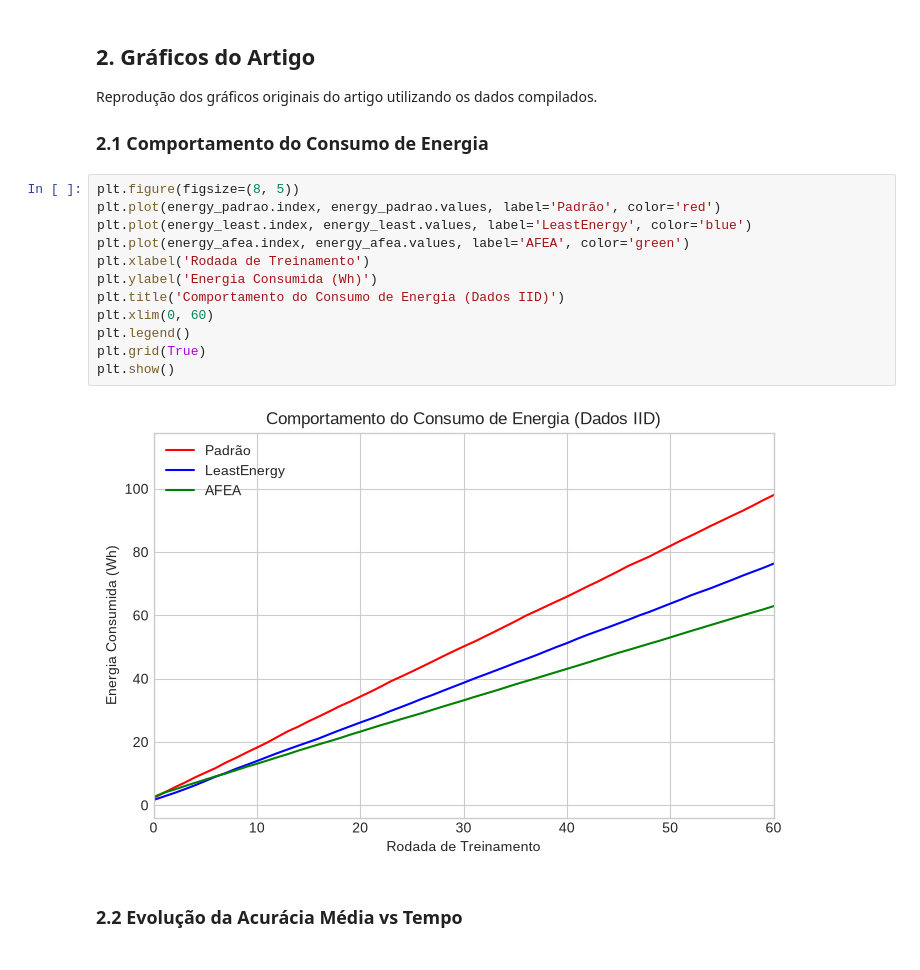
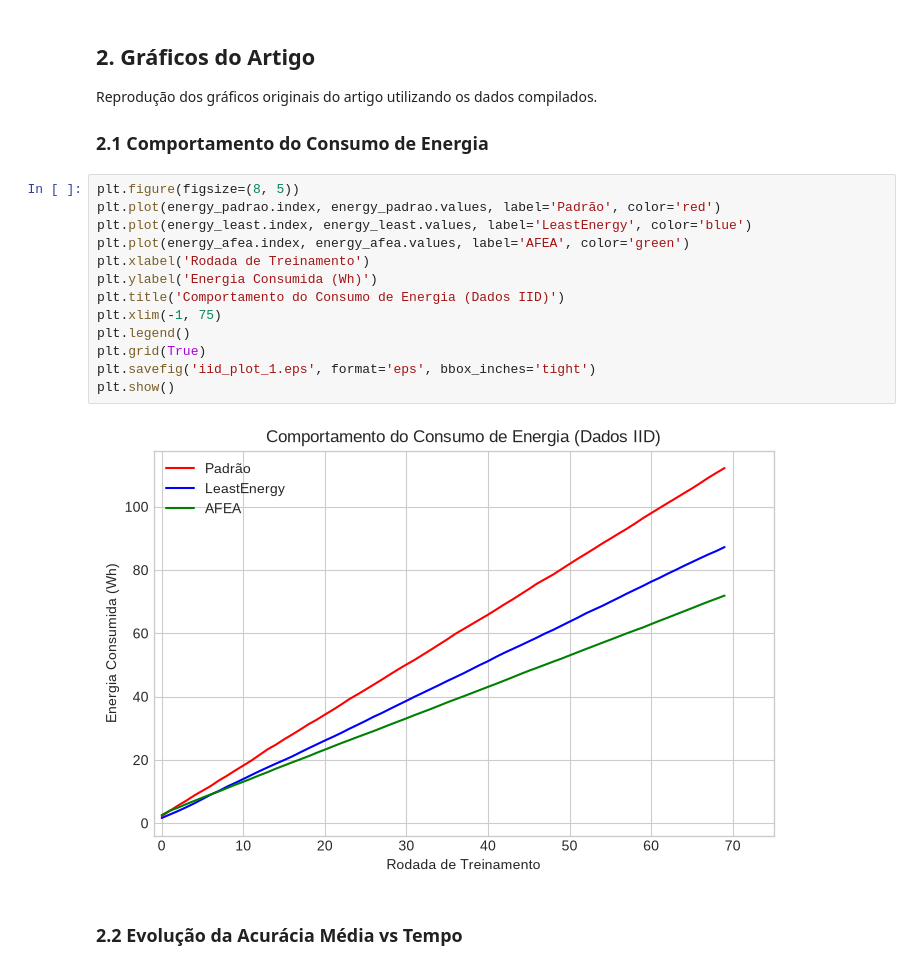
Before and after one commit to niloMarchiori/dissertacao_code, a Jupyter notebook: Analise/Analise_Resultados.ipynb, the cells around one changed output. Saved outputs shown, nothing was run; the diff lists cells and outputs as text.

```diff
--- a/Analise/Analise_Resultados.ipynb
+++ b/Analise/Analise_Resultados.ipynb
@@ -77,17 +80,18 @@ Reprodução dos gráficos originais do artigo utilizando os dados compilados.
 # %%
 plt.figure(figsize=(8, 5))
 plt.plot(energy_padrao.index, energy_padrao.values, label='Padrão', color='red')
 plt.plot(energy_least.index, energy_least.values, label='LeastEnergy', color='blue')
 plt.plot(energy_afea.index, energy_afea.values, label='AFEA', color='green')
 plt.xlabel('Rodada de Treinamento')
 plt.ylabel('Energia Consumida (Wh)')
 plt.title('Comportamento do Consumo de Energia (Dados IID)')
-plt.xlim(0, 60)
+plt.xlim(-1, 75)
 plt.legend()
 plt.grid(True)
+plt.savefig('iid_plot_1.eps', format='eps', bbox_inches='tight')
 plt.show()
 # %% [output]
-[figure, old version]
+[figure, new version]
 # %% [markdown]
 ### 2.2 Evolução da Acurácia Média vs Tempo
 # %%
```
Also changed, not shown: parts of 6 cells of this notebook, 15 other files.
